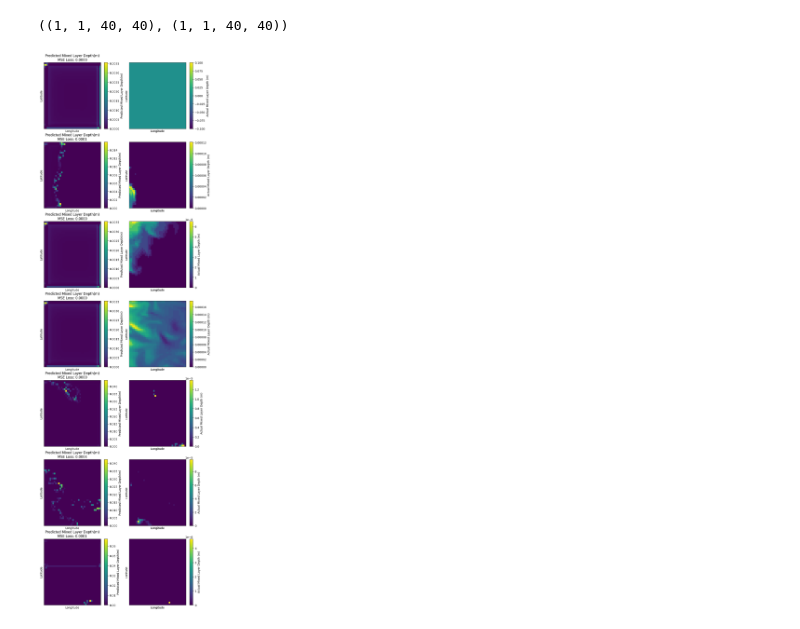
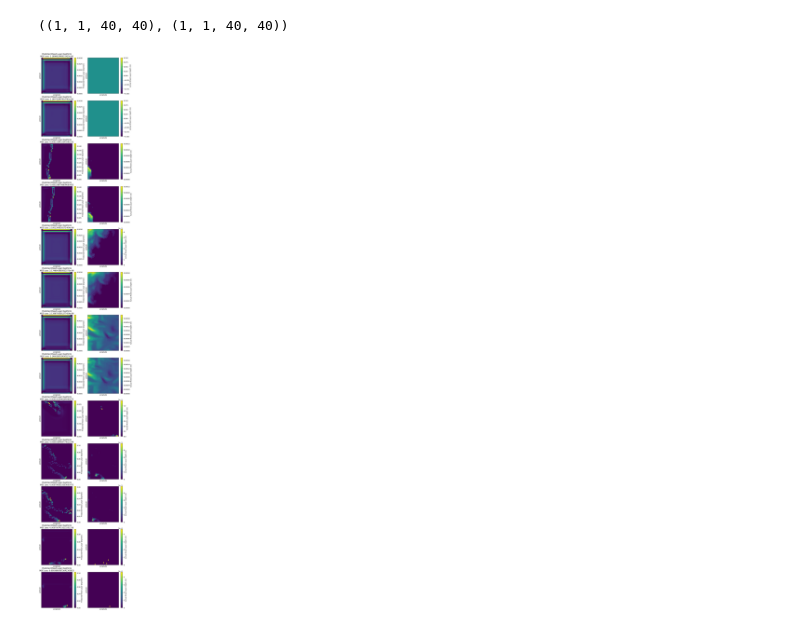
Before and after one commit to skostousov/Interior-Ocean-Properties-Inference, a Jupyter notebook: src/notebooks/evaluation.ipynb, the cells around one changed output. Cells and saved outputs as stored; diff of their text form; code cells hidden in the pictures.

```diff
--- a/src/notebooks/evaluation.ipynb
+++ b/src/notebooks/evaluation.ipynb
@@ -19,7 +19,7 @@ print(len(test_data))
 369
 63
 # %%
-model_path = SAVED_MODELS_DIR / "training_start_time: 20250516_120628"/"best_model"
+model_path = SAVED_MODELS_DIR / "training_start_time: 20250516_144726"/"best_model"
 model = torch.load(model_path, map_location="cpu", weights_only=False)
 model.eval()
 # %% [output]
@@ -70,25 +70,25 @@ label_squeezed = np.squeeze(label_unnormalized, axis = (0, 1))
 # %%
 import matplotlib.pyplot as plt
 from utils.handy_plotting_func import plot_var
 import numpy as np
 import torch.nn.functional as F
 
-outputs_subset = outputs[0::10]
+outputs_subset = outputs[0::5]
 
 fig, axs = plt.subplots(figsize=(10, 5*len(outputs_subset)), ncols=2, nrows=len(outputs_subset))
 for i, (pred, label) in enumerate(outputs_subset):
     # pred_unnormalized, label_unnormalized = data.unnormalize(sample_pred, 0), data.unnormalize(sample_label, 0)
     # pred_squeezed, label_squeezed = np.squeeze(pred_unnormalized, axis = (0, 1)), np.squeeze(label_unnormalized, axis = (0, 1))
 
     pred, label = pred.numpy(), label.numpy()
     pred_squeezed, label_squeezed = np.squeeze(pred, axis = (0, 1)), np.squeeze(label, axis = (0, 1))
 
     plot_var(axs[i, 0], fig, pred_squeezed, "Predicted Mixed Layer Depth(m)")
     plot_var(axs[i, 1], fig, label_squeezed, "Actual Mixed Layer Depth (m)")
 
     pred_tensor = torch.from_numpy(pred)
     label_tensor = torch.from_numpy(label)
     loss = F.mse_loss(pred_tensor, label_tensor)
-    axs[i, 0].set_title(f"Predicted Mixed Layer Depth(m)\nMSE Loss: {loss.item():.4f}")
+    axs[i, 0].set_title(f"Predicted Mixed Layer Depth(m)\nMSE Loss: {loss.item()}")
 # %% [output]
-[figure, old version]
+[figure, new version]
```
Also changed, not shown: 3 other files.
